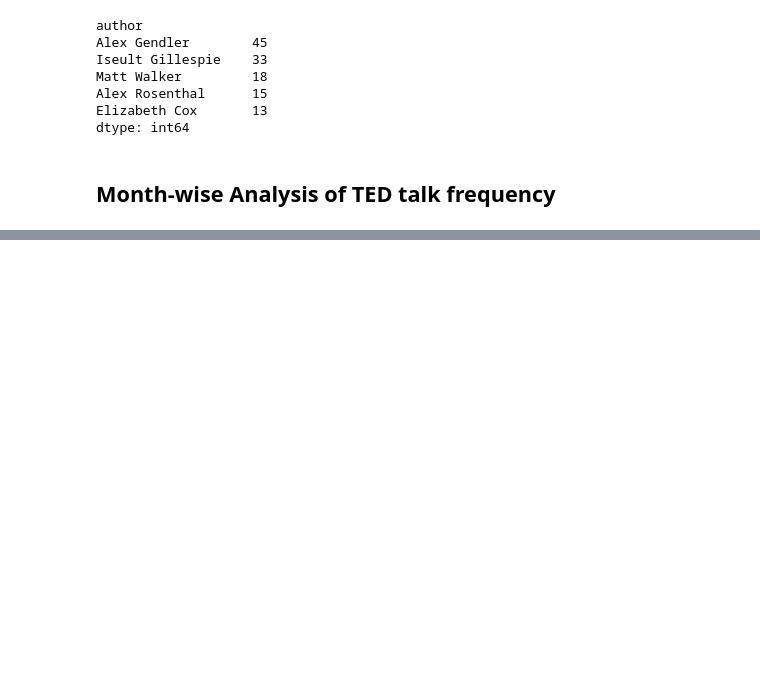
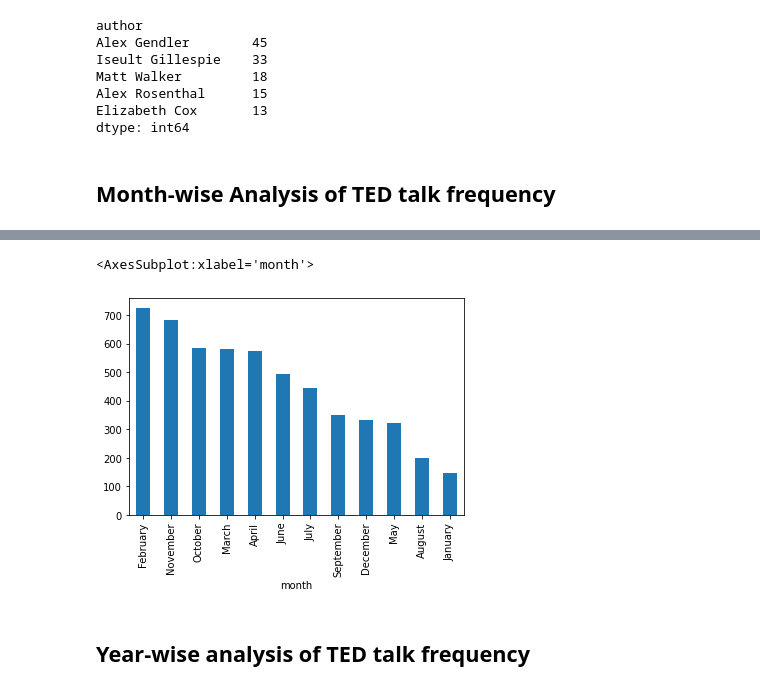
Before and after one commit to Bhavya-02022000/DWH_project, a Jupyter notebook: analysis-of-ted-talk.ipynb, the cells around one changed output, grey strips where cells are left out. Drawn from its saved outputs; the diff is of its cells as text; code cells hidden in the pictures; blank space fills up the shorter version.

Commit message:
Kaggle Notebook | Analysis of TED Talk | Version 3

```diff
--- a/analysis-of-ted-talk.ipynb
+++ b/analysis-of-ted-talk.ipynb
@@ -121,3 +121,10 @@ df.head()
 | 2 | How play can spark new ideas for ... | Martin Reeves | September 2021 | 412000 | 12000 | https://ted.com/talks/martin_reev... | September | 2021 |
 | 3 | Why is China appointing judges to... | James K. Thornton | October 2021 | 427000 | 12000 | https://ted.com/talks/james_k_tho... | October | 2021 |
 | 4 | Cement's carbon problem — and 2 w... | Mahendra Singhi | October 2021 | 2400 | 72 | https://ted.com/talks/mahendra_si... | October | 2021 |
+# %%
+df.groupby('month').size().sort_values(ascending=False).plot(kind='bar')
+# %% [output]
+<AxesSubplot:xlabel='month'>
+[figure, added]
+# %% [markdown]
+## Year-wise analysis of TED talk frequency
```
Also changed, not shown: parts of 9 cells of this notebook.
